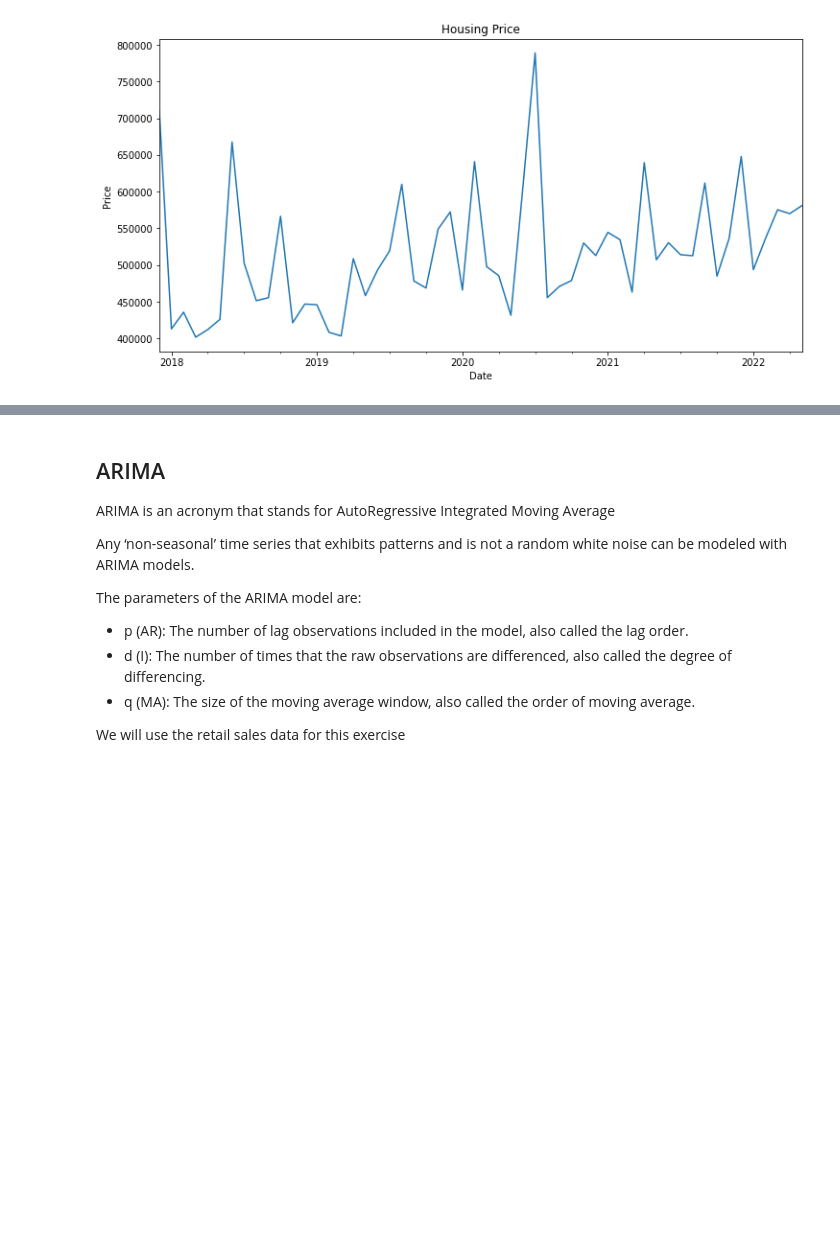
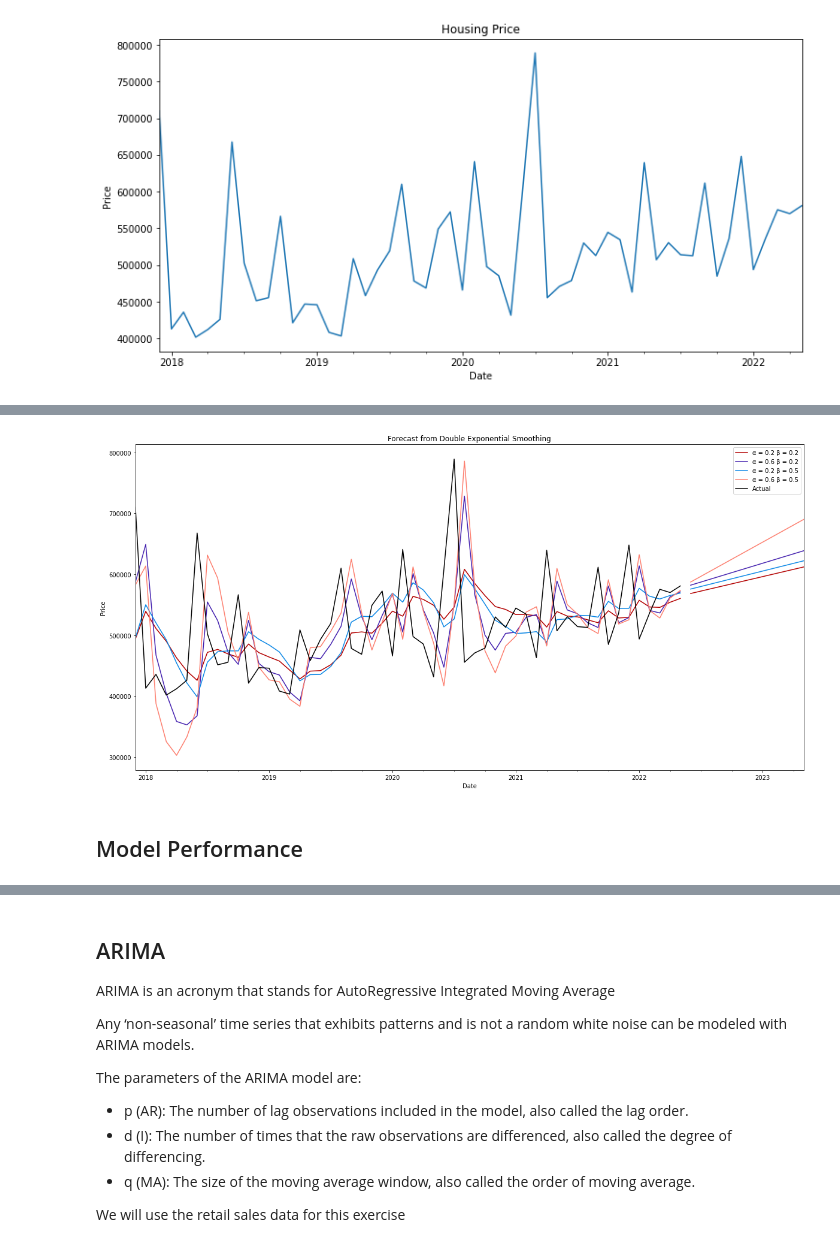
Before and after one commit to lm-friends/time_series, a Jupyter notebook: IoB Data Skills.ipynb, the cells around one changed output, grey strips where cells are left out. Cells and saved outputs as stored; diff of their text form; code cells hidden in the pictures; blank space fills up the shorter version.

```diff
--- a/IoB Data Skills.ipynb
+++ b/IoB Data Skills.ipynb
@@ -171,0 +149,48 @@ plt.show()
+# %%
+# Double Exponential Smoothing
+
+fig, ax = plt.subplots(figsize=(20, 10))
+
+# Fit Model  α = 0.2 β = 0.2
+fit4 = ExponentialSmoothing(df, trend='add').fit(smoothing_level=0.2, smoothing_trend=0.2)
+# Forecast
+fcast4 = fit4.forecast(12).rename('α = 0.2 β = 0.2')
+# plot
+fcast4.plot(color='#b30000', legend=True)
+fit4.fittedvalues.plot(color='#b30000')
+
+# Fit Model  α = 0.6 β = 0.2
+fit5 = ExponentialSmoothing(df, trend='add').fit(smoothing_level=0.6, smoothing_trend=0.2)
+# Forecast
+fcast5 = fit5.forecast(12).rename('α = 0.6 β = 0.2')
+# plot
+fcast5.plot(color='#4421af', legend=True)
+fit5.fittedvalues.plot(color='#4421af')
+
+# Fit Model  α = 0.2 β = 0.5
+fit6 = ExponentialSmoothing(df, trend='add').fit(smoothing_level=0.2, smoothing_trend=0.5)
+# Forecast
+fcast6 = fit6.forecast(12).rename('α = 0.2 β = 0.5')
+# plot
+fcast6.plot(color='#0d88e6', legend=True)
+fit6.fittedvalues.plot(color='#0d88e6')
+
+# Fit Model  α = 0.6 β = 0.5
+fit7 = ExponentialSmoothing(df, trend='add').fit(smoothing_level=0.6, smoothing_trend=0.5)
+# Forecast
+fcast7 = fit7.forecast(12).rename('α = 0.6 β = 0.5')
+# plot
+fcast7.plot(color='#fd7f6f', legend=True)
+fit7.fittedvalues.plot(color='#fd7f6f')
+
+
+# plot actual values
+df.Price.plot(color='black', label="Actual", legend=True)
+
+plt.title('Forecast from Double Exponential Smoothing')
+plt.ylabel('Price')
+plt.show()
+# %% [output]
+[figure, added]
+# %% [markdown]
+## Model Performance
```
Also changed, not shown: parts of 32 cells of this notebook.
